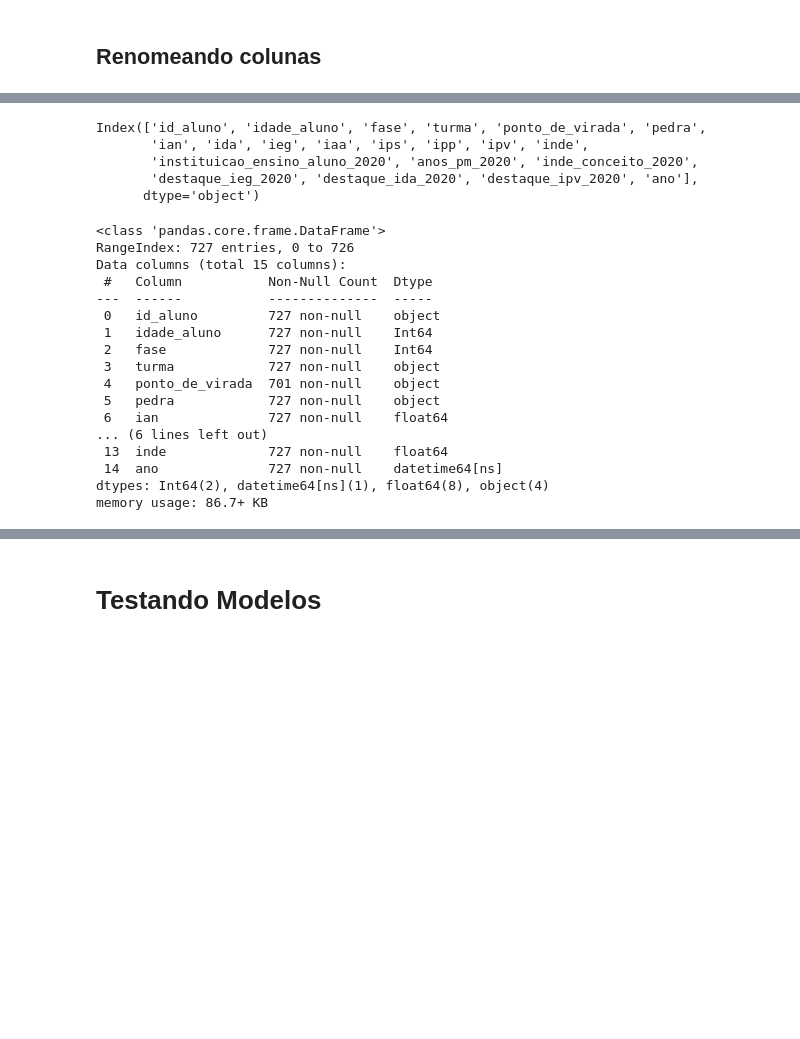
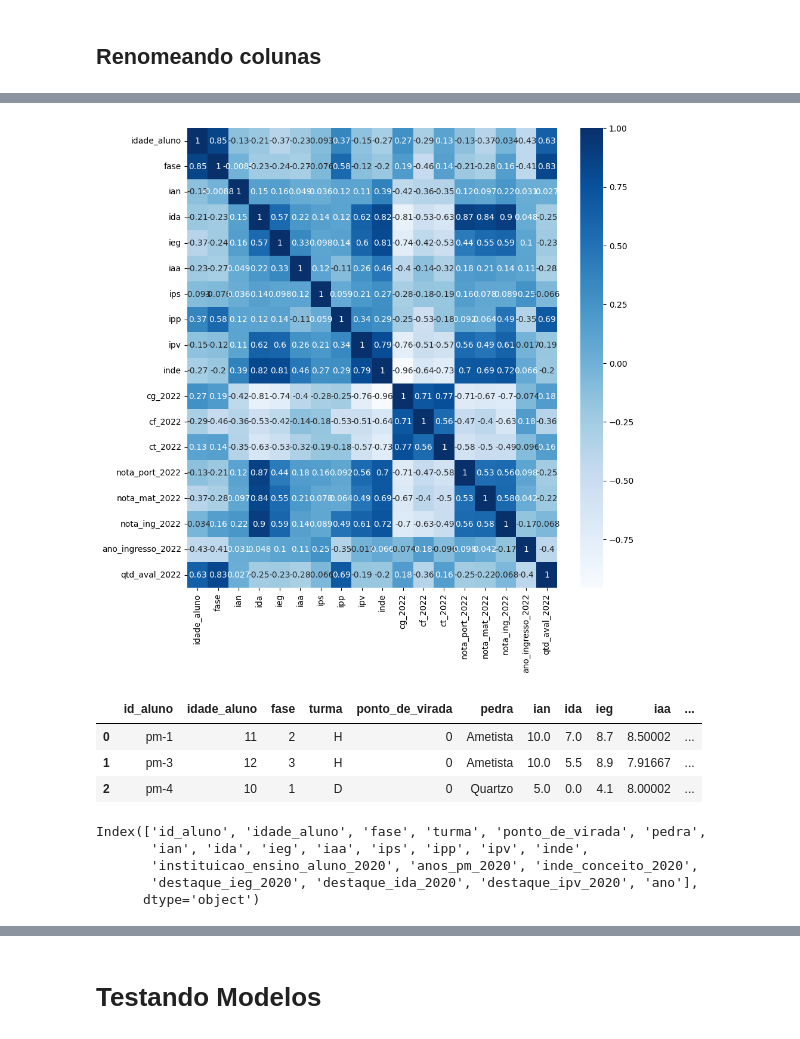
Before and after one commit to giulianafernandes/datathon_fiap, a Jupyter notebook: datathon.ipynb, the cells around one changed output, grey strips where cells are left out. Cells and saved outputs as stored; diff of their text form; code cells hidden in the pictures; blank space fills up the shorter version.

```diff
--- a/datathon.ipynb
+++ b/datathon.ipynb
@@ -526,0 +549,4 @@ dados22.to_excel('dados/csv_tratado/dados_22.xlsx', index=False)
+# %%
+mcorrelacao(dados22)
+# %% [output]
+[figure, added]
@@ -527,3 +555,10 @@ dados22.to_excel('dados/csv_tratado/dados_22.xlsx', index=False)
+# %%
+dados20.head(3)
+# %% [output]
+|  | id_aluno | idade_aluno | fase | turma | ponto_de_virada | pedra | ian | ida | ieg | iaa | ... |
+| 0 | pm-1 | 11 | 2 | H | 0 | Ametista | 10.0 | 7.0 | 8.7 | 8.50002 | ... |
+| 1 | pm-3 | 12 | 3 | H | 0 | Ametista | 10.0 | 5.5 | 8.9 | 7.91667 | ... |
+| 2 | pm-4 | 10 | 1 | D | 0 | Quartzo | 5.0 | 0.0 | 4.1 | 8.00002 | ... |
 # %%
 dados20.columns
 # %% [output]
@@ -544,20 +569,0 @@ dados22 = dados22[['id_aluno', 'idade_aluno', 'fase', 'turma', 'ponto_de_virada'
-# %%
-dados20.info()
-# %% [output]
-<class 'pandas.core.frame.DataFrame'>
-RangeIndex: 727 entries, 0 to 726
-Data columns (total 15 columns):
- #   Column           Non-Null Count  Dtype
----  ------           --------------  -----
- 0   id_aluno         727 non-null    object
- 1   idade_aluno      727 non-null    Int64
- 2   fase             727 non-null    Int64
- 3   turma            727 non-null    object
- 4   ponto_de_virada  701 non-null    object
- 5   pedra            727 non-null    object
- 6   ian              727 non-null    float64
-... (6 lines left out)
- 13  inde             727 non-null    float64
- 14  ano              727 non-null    datetime64[ns]
-dtypes: Int64(2), datetime64[ns](1), float64(8), object(4)
-memory usage: 86.7+ KB
```
Also changed, not shown: parts of 41 cells of this notebook, 9 other files.
